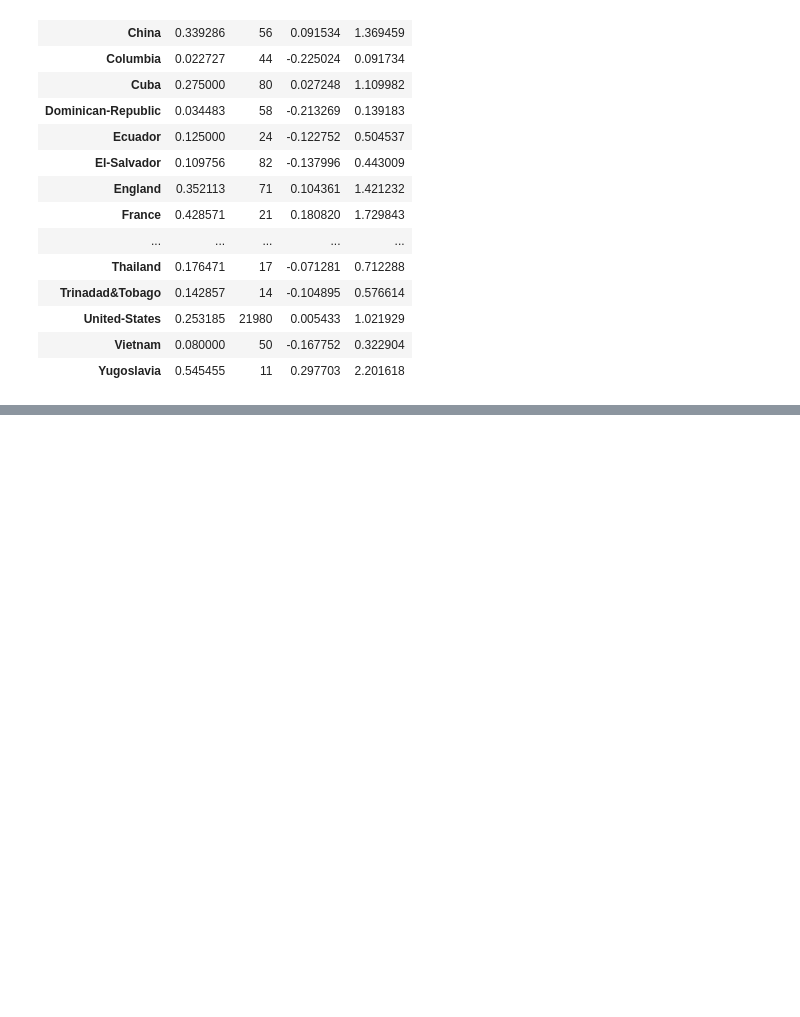
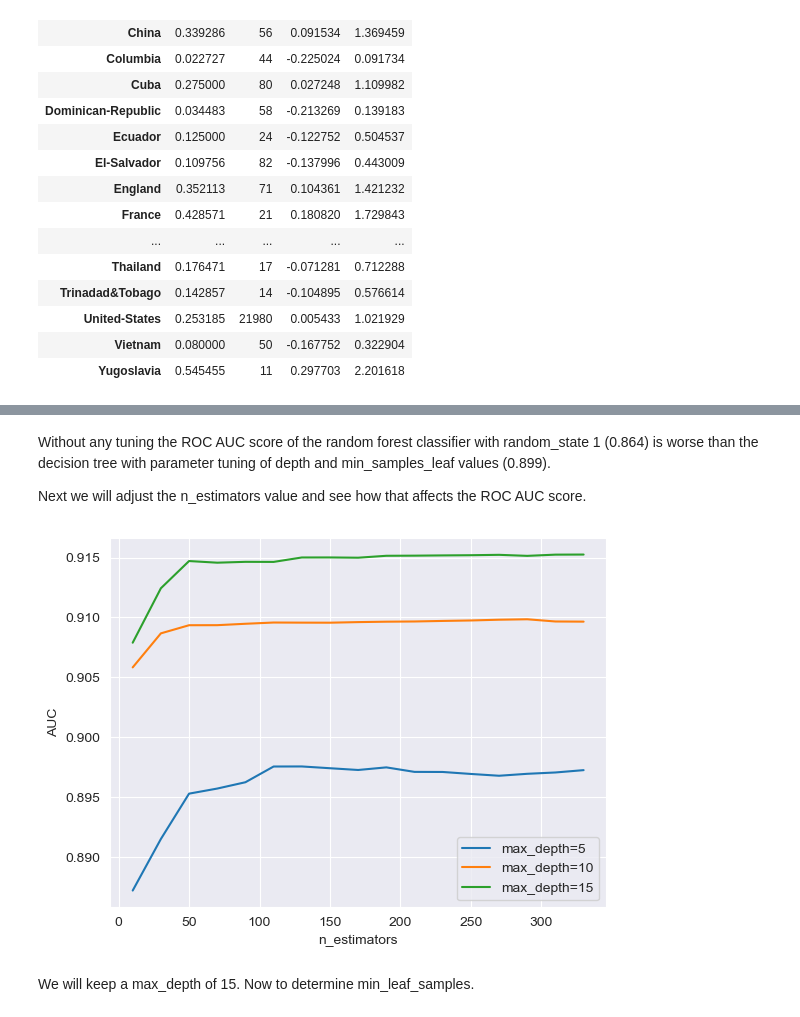
Before and after one commit to ANKershaw/Income_Prediction, a Jupyter notebook: notebook.ipynb, the cells around one changed output, grey strips where cells are left out. Drawn from its saved outputs; the diff is of its cells as text; code cells hidden in the pictures; blank space fills up the shorter version.

```diff
--- a/notebook.ipynb
+++ b/notebook.ipynb
@@ -424,0 +539,31 @@ using c value of:
+# %% [markdown]
+Without any tuning the ROC AUC score of the random forest classifier with random_state 1 (0.864) is worse than the decision tree with parameter tuning of depth and min_samples_leaf values (0.899).
+
+Next we will adjust the n_estimators value and see how that affects the ROC AUC score.
+# %%
+max_depth_results = []
+
+for d in [5, 10, 15]:
+    for n in range (10, 341, 20):
+        rf = RandomForestClassifier(n_estimators=n, max_depth=d, random_state=1)
+        rf.fit(X_train, y_train)
+        y_forest_pred = rf.predict_proba(X_val)[:,1]
+        forest_auc = roc_auc_score(y_val, y_forest_pred)
+        max_depth_results.append((d, n, forest_auc))
+
+
+max_depth_df = pd.DataFrame(max_depth_results, columns=['max_depth', 'n_estimators', 'auc'])
+
+for d in [5, 10, 15]:
+    df_subset  = max_depth_df[max_depth_df.max_depth == d]
+    plt.plot(df_subset.n_estimators, df_subset.auc, label=f'max_depth={d}')
+
+
+plt.legend()
+plt.xlabel("n_estimators")
+plt.ylabel("AUC")
+plt.show()
+# %% [output]
+[figure, added]
+# %% [markdown]
+We will keep a max_depth of 15. Now to determine min_leaf_samples.
```
Also changed, not shown: parts of 27 cells of this notebook, 12 other files.
